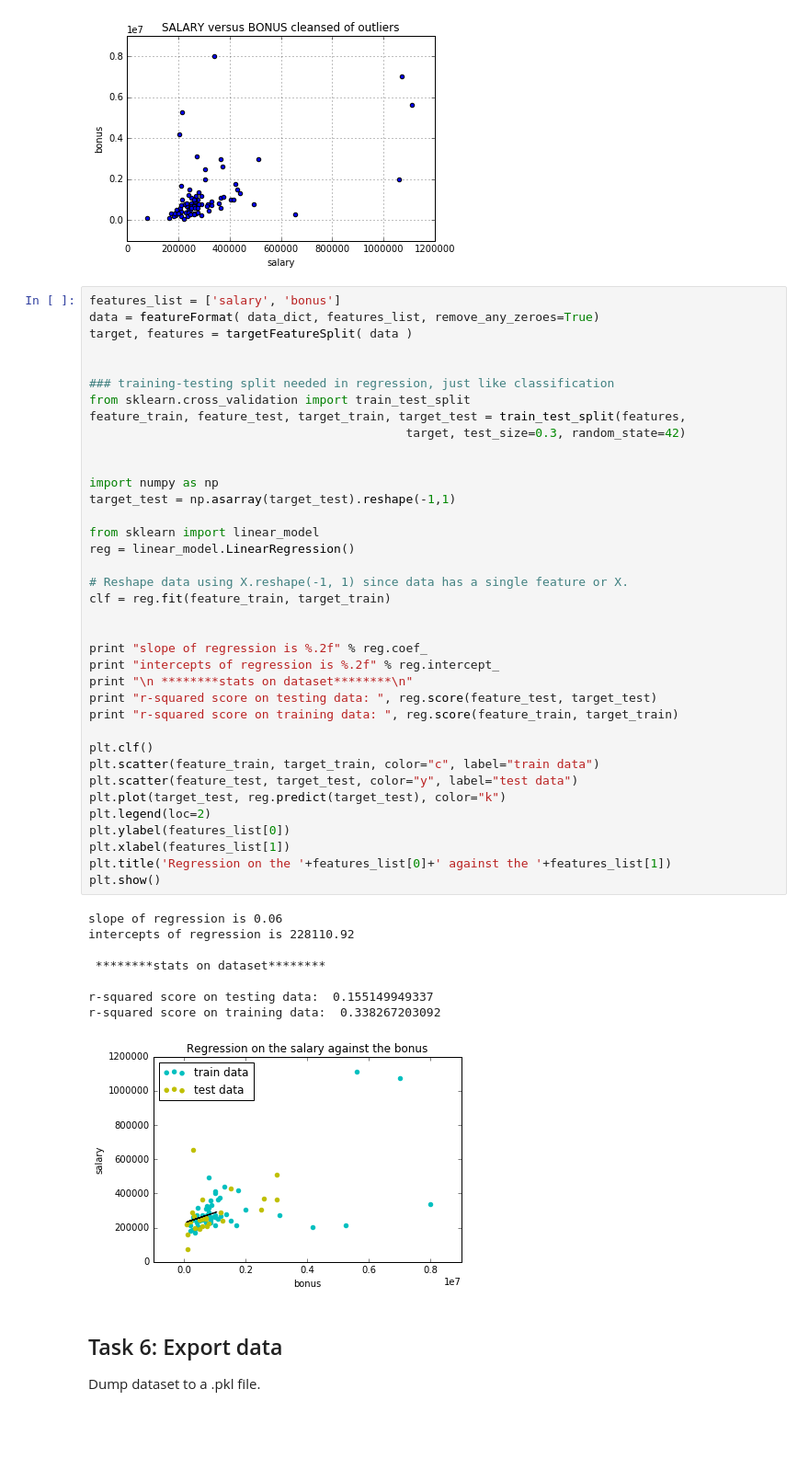
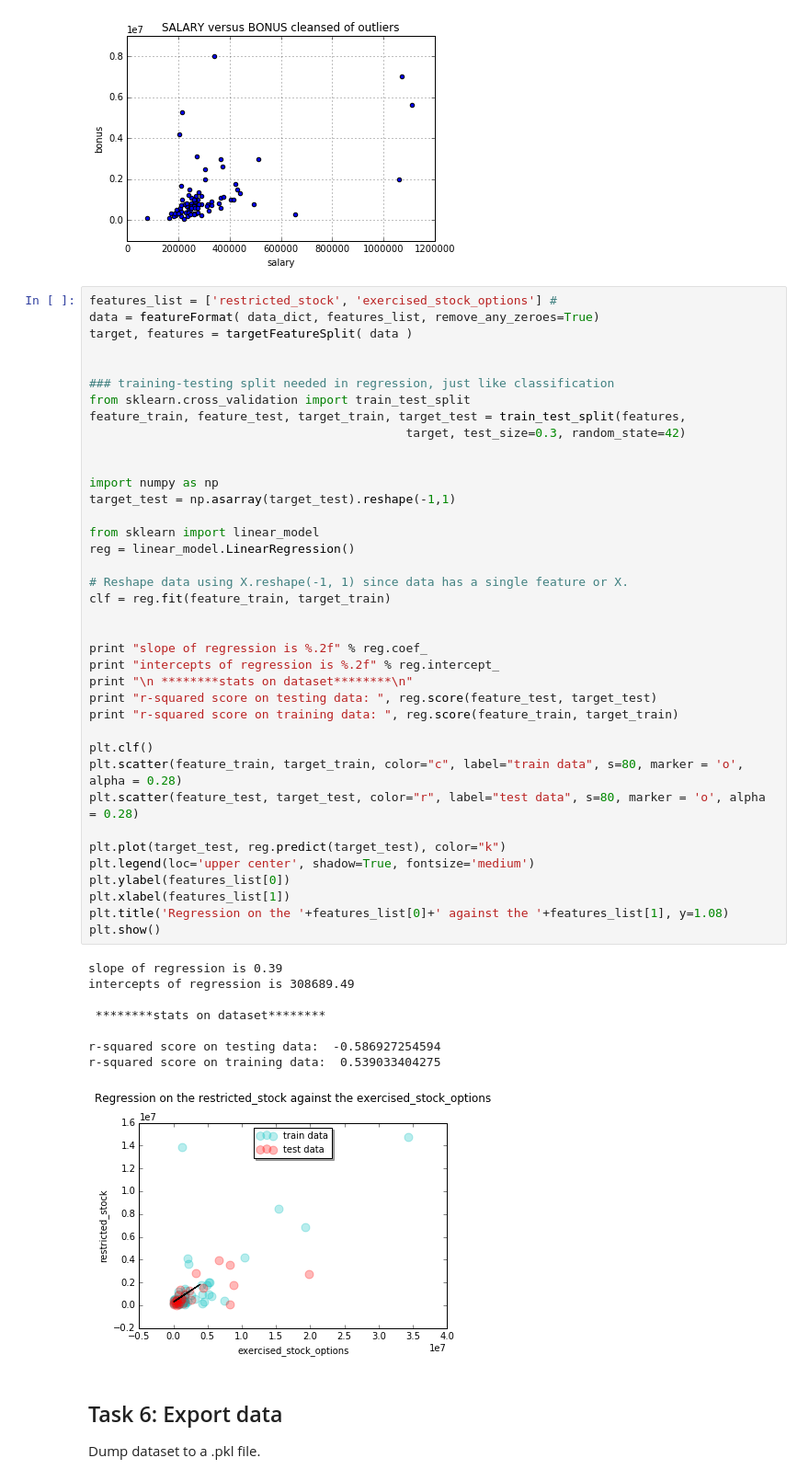
Before and after one commit to omoju/identifyFraudFromEnronEmail, a Jupyter notebook: cleanDataForOutliers.ipynb, the cells around one changed output. Shown at 92% size. Cells and saved outputs as stored; diff of their text form; blank space fills up the shorter version.

```diff
--- a/cleanDataForOutliers.ipynb
+++ b/cleanDataForOutliers.ipynb
@@ -93,7 +93,7 @@ data = compareTwoFeatures('salary', 'bonus', data_dict, "SALARY versus BONUS cle
 # %% [output]
 [figure]
 # %%
-features_list = ['salary', 'bonus']
+features_list = ['restricted_stock', 'exercised_stock_options'] #
 data = featureFormat( data_dict, features_list, remove_any_zeroes=True)
 target, features = targetFeatureSplit( data )
 
@@ -102,42 +102,43 @@ target, features = targetFeatureSplit( data )
 from sklearn.cross_validation import train_test_split
 feature_train, feature_test, target_train, target_test = train_test_split(features,
                                             target, test_size=0.3, random_state=42)
 
 
 import numpy as np
 target_test = np.asarray(target_test).reshape(-1,1)
 
 from sklearn import linear_model
 reg = linear_model.LinearRegression()
 
 # Reshape data using X.reshape(-1, 1) since data has a single feature or X.
 clf = reg.fit(feature_train, target_train)
 
 
 print "slope of regression is %.2f" % reg.coef_
 print "intercepts of regression is %.2f" % reg.intercept_
 print "\n ********stats on dataset********\n"
 print "r-squared score on testing data: ", reg.score(feature_test, target_test)
 print "r-squared score on training data: ", reg.score(feature_train, target_train)
 
 plt.clf()
-plt.scatter(feature_train, target_train, color="c", label="train data")
-plt.scatter(feature_test, target_test, color="y", label="test data")
+plt.scatter(feature_train, target_train, color="c", label="train data", s=80, marker = 'o', alpha = 0.28)
+plt.scatter(feature_test, target_test, color="r", label="test data", s=80, marker = 'o', alpha = 0.28)
+
 plt.plot(target_test, reg.predict(target_test), color="k")
-plt.legend(loc=2)
+plt.legend(loc='upper center', shadow=True, fontsize='medium')
 plt.ylabel(features_list[0])
 plt.xlabel(features_list[1])
-plt.title('Regression on the '+features_list[0]+' against the '+features_list[1])
+plt.title('Regression on the '+features_list[0]+' against the '+features_list[1], y=1.08)
 plt.show()
 # %% [output]
-slope of regression is 0.06
-intercepts of regression is 228110.92
+slope of regression is 0.39
+intercepts of regression is 308689.49
 
  ********stats on dataset********
 
-r-squared score on testing data:  0.155149949337
-r-squared score on training data:  0.338267203092
+r-squared score on testing data:  -0.586927254594
+r-squared score on training data:  0.539033404275
-[figure, old version]
+[figure, new version]
 # %% [markdown]
 ## Task 6: Export data
 Dump  dataset to a .pkl file.
```
Also changed, not shown: 4 other files.
